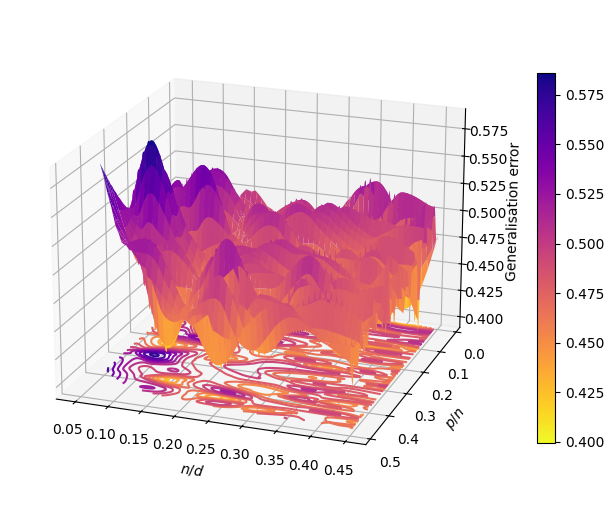
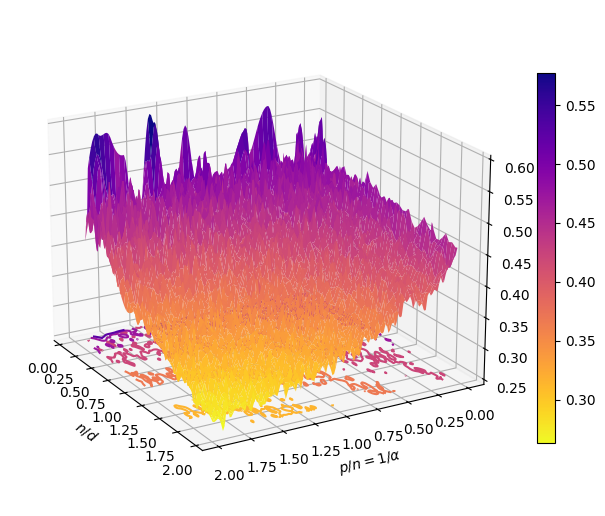
The change to this notebook cell's code, shown as a diff; its figure went from the first image to the second:
--- before
+++ after
@@ -1,5 +1,5 @@
-import numpy as np
-import matplotlib.pyplot as plt
 from scipy.interpolate import griddata
+
+gen_errors_logistic_3d = np.array(gen_errors_logistic_3d)
 
 x = gen_errors_logistic_3d[:, 2] / d
@@ -30,5 +30,5 @@
     zdir='z',
     offset=np.nanmin(Z),
-    levels=15,
+    levels=5,
     cmap='plasma_r'
 )
@@ -37,8 +37,8 @@
 
 ax.set_xlabel(r'$n/d$')
-ax.set_ylabel(r'$p/n$')
+ax.set_ylabel(r'$p/n=1/\alpha$')
 ax.set_zlabel('Generalisation error')
 
-ax.view_init(elev=20, azim=290)
+ax.view_init(elev=20, azim=330)
 
 fig.colorbar(surf, shrink=0.6)

Commit: added gen_error_3d logistic loss